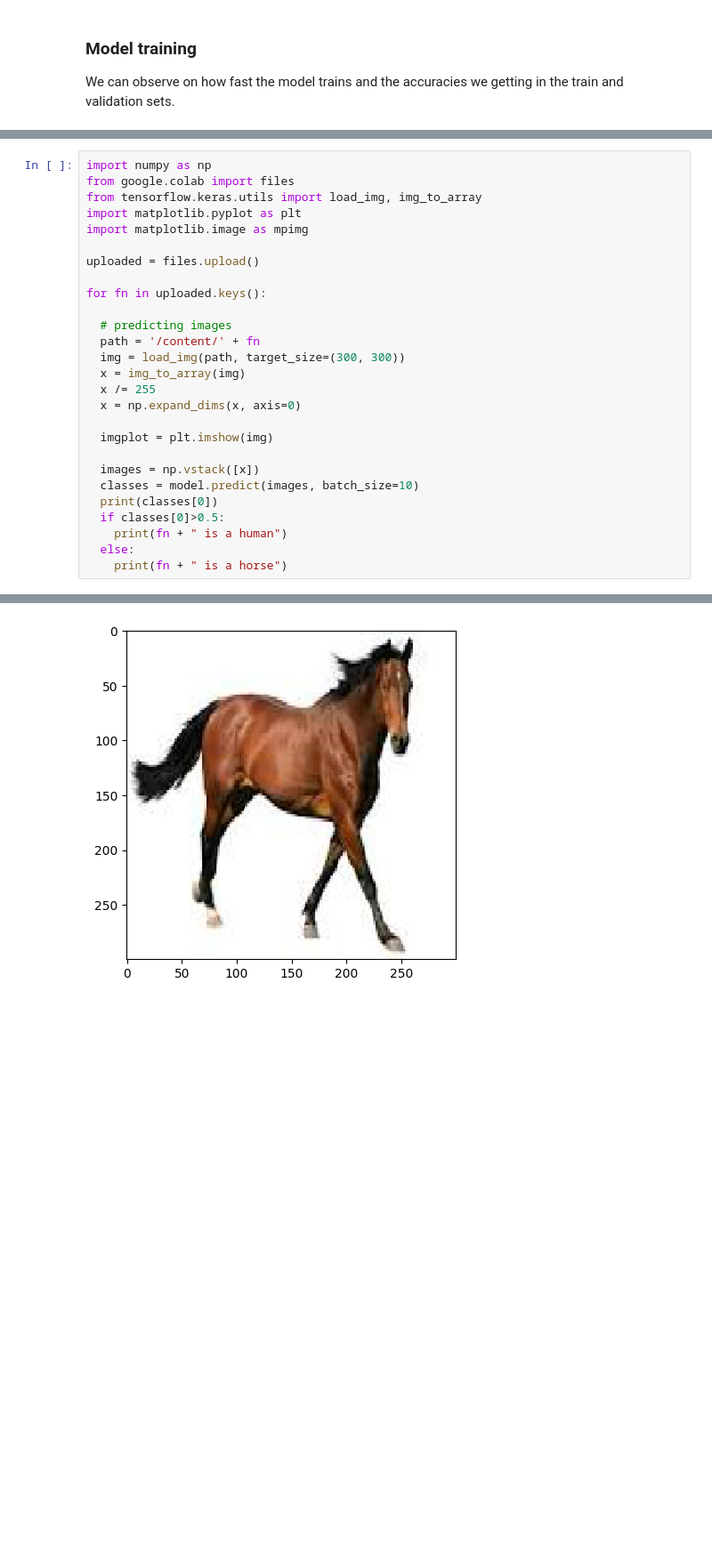
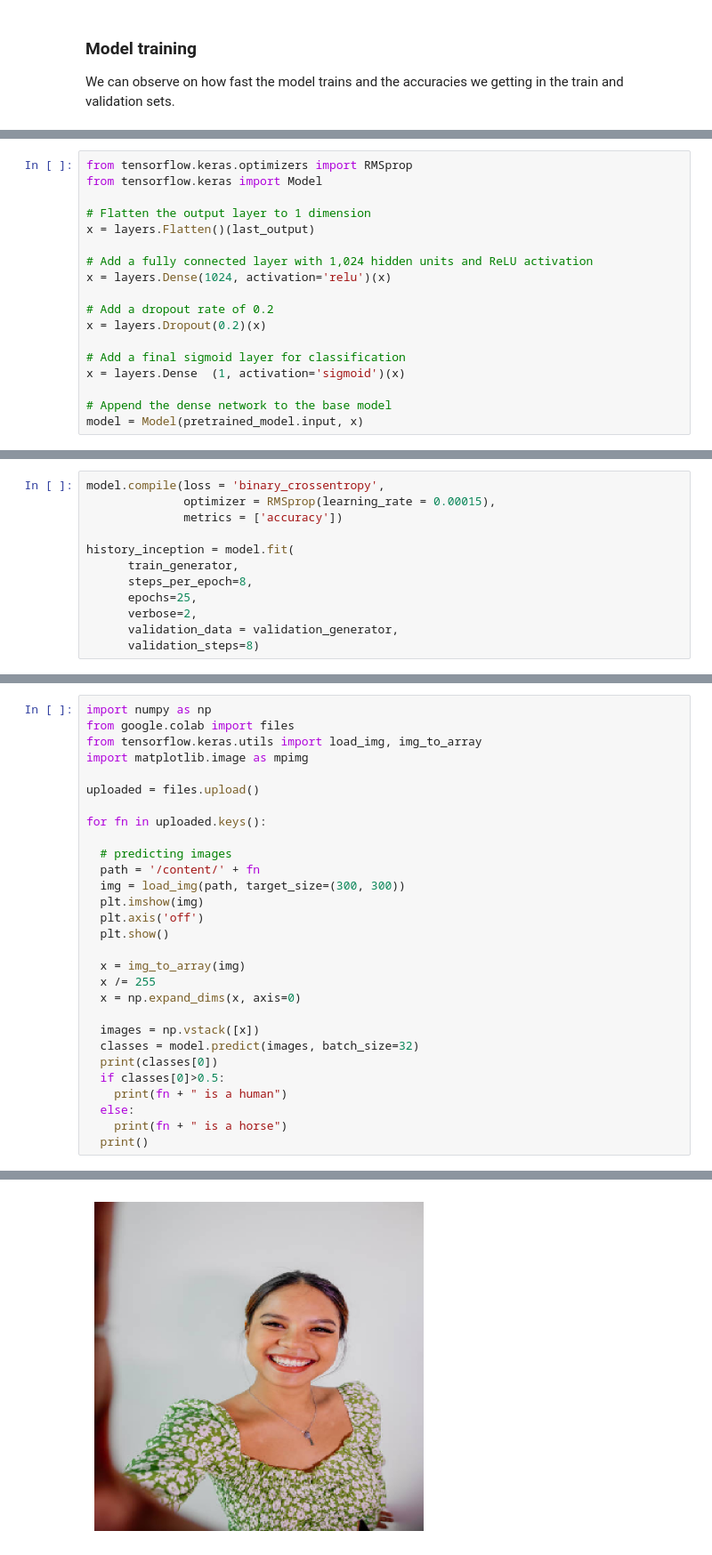
Before and after one commit to Billl-11/CNN-Horse-vs-Human-Classifier, a Jupyter notebook: CNN_Horse_and_Human_Classifier.ipynb, the cells around one changed output, grey strips where cells are left out. Shown at 89% size. Cells and saved outputs as stored; diff of their text form; blank space fills up the shorter version.

```diff
--- a/CNN_Horse_and_Human_Classifier.ipynb
+++ b/CNN_Horse_and_Human_Classifier.ipynb
@@ -178,0 +261,18 @@ Epoch 15/15
+# %%
+from tensorflow.keras.optimizers import RMSprop
+from tensorflow.keras import Model
+
+# Flatten the output layer to 1 dimension
+x = layers.Flatten()(last_output)
+
+# Add a fully connected layer with 1,024 hidden units and ReLU activation
+x = layers.Dense(1024, activation='relu')(x)
+
+# Add a dropout rate of 0.2
+x = layers.Dropout(0.2)(x)
+
+# Add a final sigmoid layer for classification
+x = layers.Dense  (1, activation='sigmoid')(x)
+
+# Append the dense network to the base model
+model = Model(pretrained_model.input, x)
@@ -178,0 +282,12 @@ Epoch 15/15
+# %%
+model.compile(loss = 'binary_crossentropy',
+              optimizer = RMSprop(learning_rate = 0.00015),
+              metrics = ['accuracy'])
+
+history_inception = model.fit(
+      train_generator,
+      steps_per_epoch=8,
+      epochs=25,
+      verbose=2,
+      validation_data = validation_generator,
+      validation_steps=8)
@@ -182,7 +354,6 @@ Epoch 15/15
 import numpy as np
 from google.colab import files
 from tensorflow.keras.utils import load_img, img_to_array
-import matplotlib.pyplot as plt
 import matplotlib.image as mpimg
 
 uploaded = files.upload()
@@ -192,18 +363,21 @@ for fn in uploaded.keys():
   # predicting images
   path = '/content/' + fn
   img = load_img(path, target_size=(300, 300))
+  plt.imshow(img)
+  plt.axis('off')
+  plt.show()
+
   x = img_to_array(img)
   x /= 255
   x = np.expand_dims(x, axis=0)
 
-  imgplot = plt.imshow(img)
-
   images = np.vstack([x])
-  classes = model.predict(images, batch_size=10)
+  classes = model.predict(images, batch_size=32)
   print(classes[0])
   if classes[0]>0.5:
     print(fn + " is a human")
   else:
     print(fn + " is a horse")
+  print()
 # %% [output]
 [interactive output not drawn]
@@ -214 +386 @@ download.jpg is a horse
-[figure, old version]
+[figure, new version]
```
Also changed, not shown: parts of 28 cells of this notebook.
